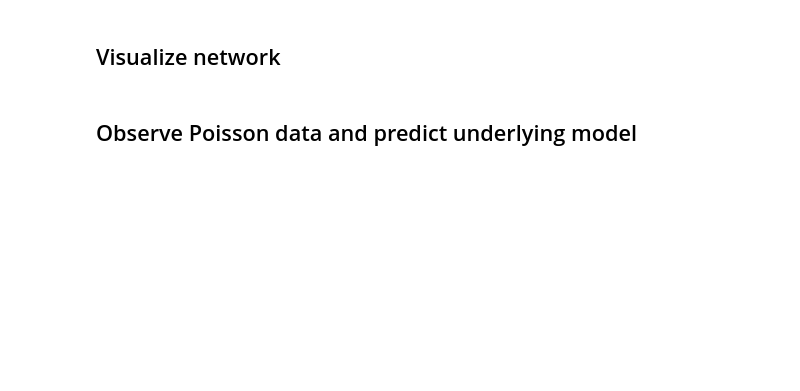
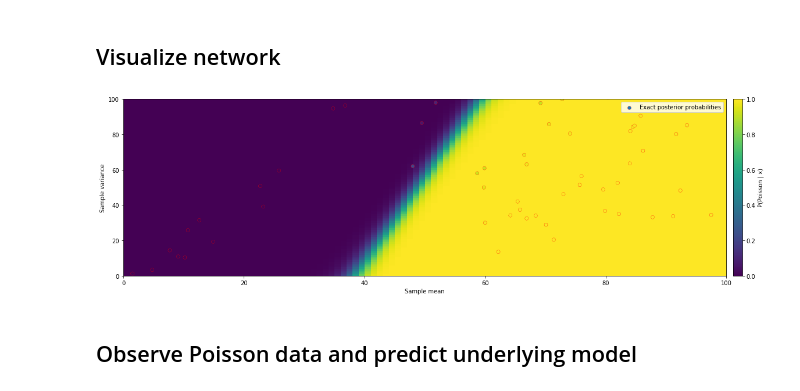
Before and after one commit to janfb/mcabc, a Jupyter notebook: notebooks/ModelComparison_ToyExample.ipynb, the cells around one changed output. Saved outputs shown, nothing was run; the diff lists cells and outputs as text; code cells hidden in the pictures; blank space fills up the shorter version.

```diff
--- a/notebooks/ModelComparison_ToyExample.ipynb
+++ b/notebooks/ModelComparison_ToyExample.ipynb
@@ -102,5 +107,17 @@ plt.xlabel('iterations');
 # %% [markdown]
 ## Visualize network
+# %%
+ms, vs = np.meshgrid(np.linspace(0, 100, 100), np.linspace(0, 100, 100))
+# stack values to evaluate as vector in the model
+sx_vis = np.vstack((ms.flatten(), vs.flatten())).T
+# normalize
+sx_vis, training_norm = normalize(sx_vis, training_norm)
+
+
+# predict probs
+ppoi_vec = model.predict(sx_vis)
+# take poisson posterior prob and reshape to grid dimensions
+ppoi_vismat = ppoi_vec[:, 0].reshape(ms.shape[0], vs.shape[0])
 # %%
 ppoi_exact = []
 with tqdm.tqdm(total=len(mtest), desc='Calculate evidences for test samples', ncols=110) as pbar:
@@ -109,33 +126,22 @@ with tqdm.tqdm(total=len(mtest), desc='Calculate evidences for test samples', nc
         poi_logevi = poisson_evidence(xi, k=k1, theta=theta1, log=True)
         ppoi_exact.append(calculate_pprob_from_evidences(np.exp(poi_logevi), np.exp(nb_logevi)))
         pbar.update()
-# %%
-ms, vs = np.meshgrid(np.linspace(0, 300, 100), np.linspace(0, 400, 100))
-# stack values to evaluate as vector in the model
-sx_vis = np.vstack((ms.flatten(), vs.flatten())).T
-# normalize
-sx_vis, training_norm = normalize(sx_vis, training_norm)
-
-
-# predict probs
-ppoi_vec = model.predict(sx_vis)
-# take poisson posterior prob and reshape to grid dimensions
-ppoi_vismat = ppoi_vec[:, 0].reshape(ms.shape[0], vs.shape[0])
 # %%
 plt.figure(figsize=(18, 5))
 cnorm = mpl.colors.Normalize(vmin=ppoi_vismat.min(), vmax=ppoi_vismat.max())
 cmap = plt.cm.viridis
 
-plt.scatter(x=sx_test[:, 0], y=sx_test[:, 1], c=np.array(ppoi_exact), cmap=cmap,
-            norm=cnorm, edgecolors='r', linewidths=0.3)
+plt.scatter(x=sx_test[:, 0], y=sx_test[:, 1], c=np.array(ppoi_exact), cmap=cmap, norm=cnorm, edgecolors='r', linewidths=0.3)
 plt.imshow(ppoi_vismat, origin='lower', aspect='auto',
            norm=cnorm, cmap=cmap, extent=[ms.min(), ms.max(), vs.min(), vs.max()])
 
 plt.xlabel('Sample mean')
 plt.ylabel('Sample variance')
 plt.colorbar(label='P(Poisson | x)', pad=0.01)
 plt.legend(['Exact posterior probabilities'])
 plt.tight_layout();
+# %% [output]
+[figure, added]
 # %% [markdown]
 ## Observe Poisson data and predict underlying model
 # %%
```
Also changed, not shown: parts of 15 cells of this notebook, 2 other files.
